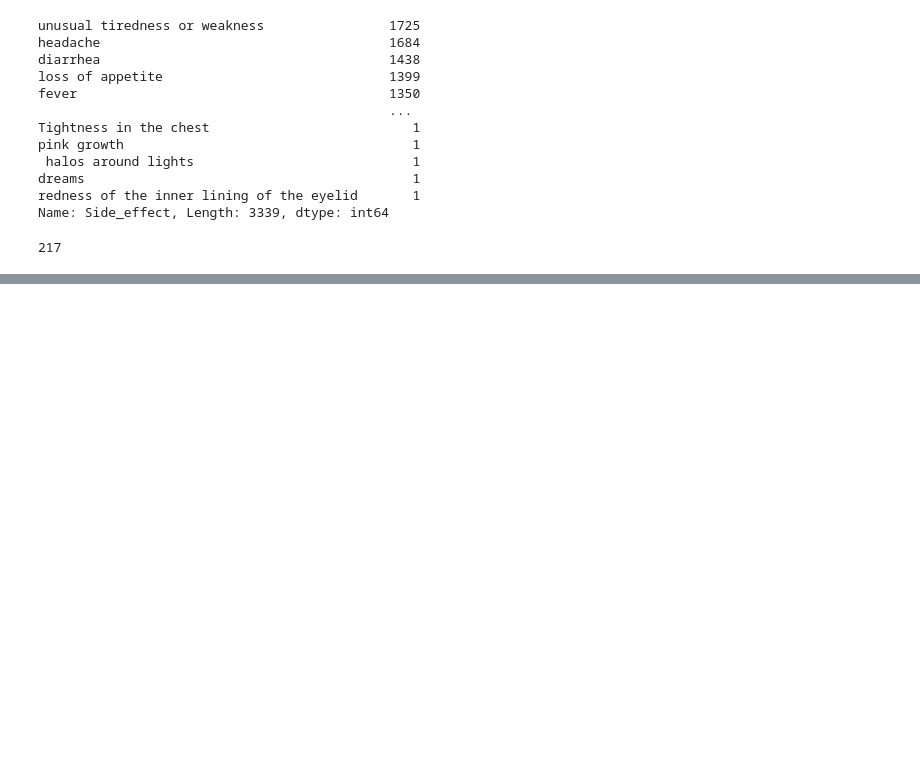
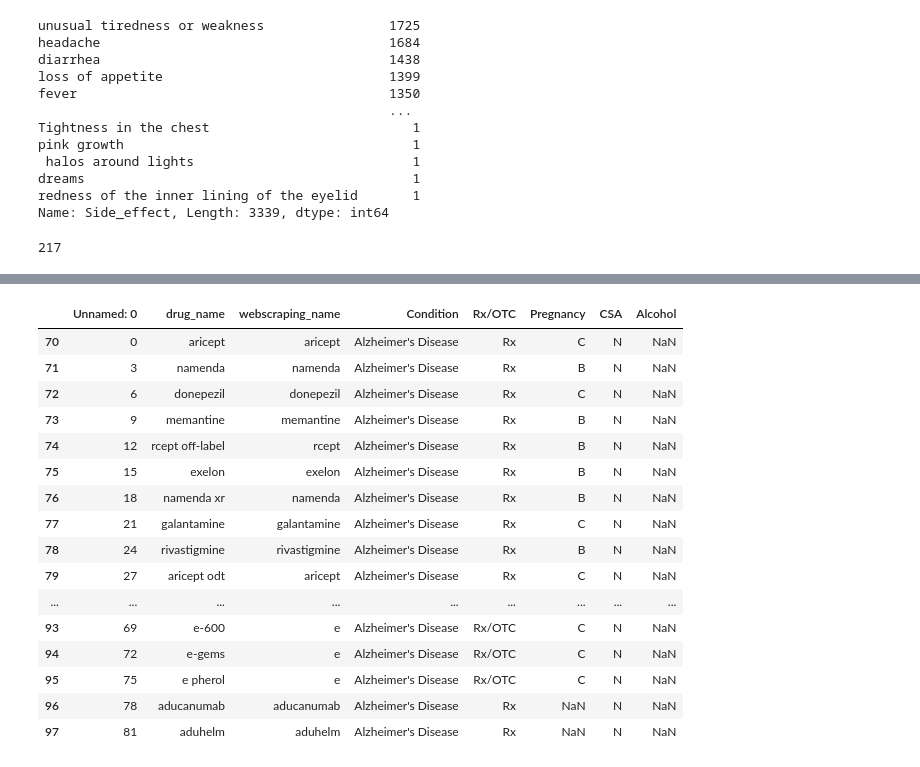
Before and after one commit to jacob-parks98/Smart_MAR, a Jupyter notebook: FDA_data_cleaning.ipynb, the cells around one changed output, grey strips where cells are left out. Cells and saved outputs as stored; diff of their text form; code cells hidden in the pictures; blank space fills up the shorter version.

```diff
--- a/FDA_data_cleaning.ipynb
+++ b/FDA_data_cleaning.ipynb
@@ -453,3 +453,5 @@ fda_df.to_csv('Data/FDA_df2.csv')
 len(set(SE_df['webscraping_name'])-set(fullconditions_df['webscraping_name']))
 # %% [output]
 217
+# %%
+full_conditions_edit = pd.read_csv('Data/fullconditions.csv')
@@ -455,0 +478,26 @@ len(set(SE_df['webscraping_name'])-set(fullconditions_df['webscraping_name']))
+# %%
+full_conditions_edit['Condition']=full_conditions_edit['Condition'].str.replace('-',' ')
+# %%
+full_conditions_edit['Condition'] = full_conditions_edit['Condition'].str.title()
+# %%
+full_conditions_edit['Condition'] = full_conditions_edit['Condition'].str.replace('Alzheimer S Disease', "Alzheimer's Disease")
+# %%
+full_conditions_edit[full_conditions_edit['Condition'] == "Alzheimer's Disease"]
+# %% [output]
+|  | Unnamed: 0 | drug_name | webscraping_name | Condition | Rx/OTC | Pregnancy | CSA | Alcohol |
+| 70 | 0 | aricept | aricept | Alzheimer's Disease | Rx | C | N | NaN |
+| 71 | 3 | namenda | namenda | Alzheimer's Disease | Rx | B | N | NaN |
+| 72 | 6 | donepezil | donepezil | Alzheimer's Disease | Rx | C | N | NaN |
+| 73 | 9 | memantine | memantine | Alzheimer's Disease | Rx | B | N | NaN |
+| 74 | 12 | rcept off-label | rcept | Alzheimer's Disease | Rx | B | N | NaN |
+| 75 | 15 | exelon | exelon | Alzheimer's Disease | Rx | B | N | NaN |
+| 76 | 18 | namenda xr | namenda | Alzheimer's Disease | Rx | B | N | NaN |
+| 77 | 21 | galantamine | galantamine | Alzheimer's Disease | Rx | C | N | NaN |
+| 78 | 24 | rivastigmine | rivastigmine | Alzheimer's Disease | Rx | B | N | NaN |
+| 79 | 27 | aricept odt | aricept | Alzheimer's Disease | Rx | C | N | NaN |
+| ... | ... | ... | ... | ... | ... | ... | ... | ... |
+| 93 | 69 | e-600 | e | Alzheimer's Disease | Rx/OTC | C | N | NaN |
+| 94 | 72 | e-gems | e | Alzheimer's Disease | Rx/OTC | C | N | NaN |
+| 95 | 75 | e pherol | e | Alzheimer's Disease | Rx/OTC | C | N | NaN |
+| 96 | 78 | aducanumab | aducanumab | Alzheimer's Disease | Rx | NaN | N | NaN |
+| 97 | 81 | aduhelm | aduhelm | Alzheimer's Disease | Rx | NaN | N | NaN |
```
Also changed, not shown: parts of 6 cells of this notebook, 1 other file.
